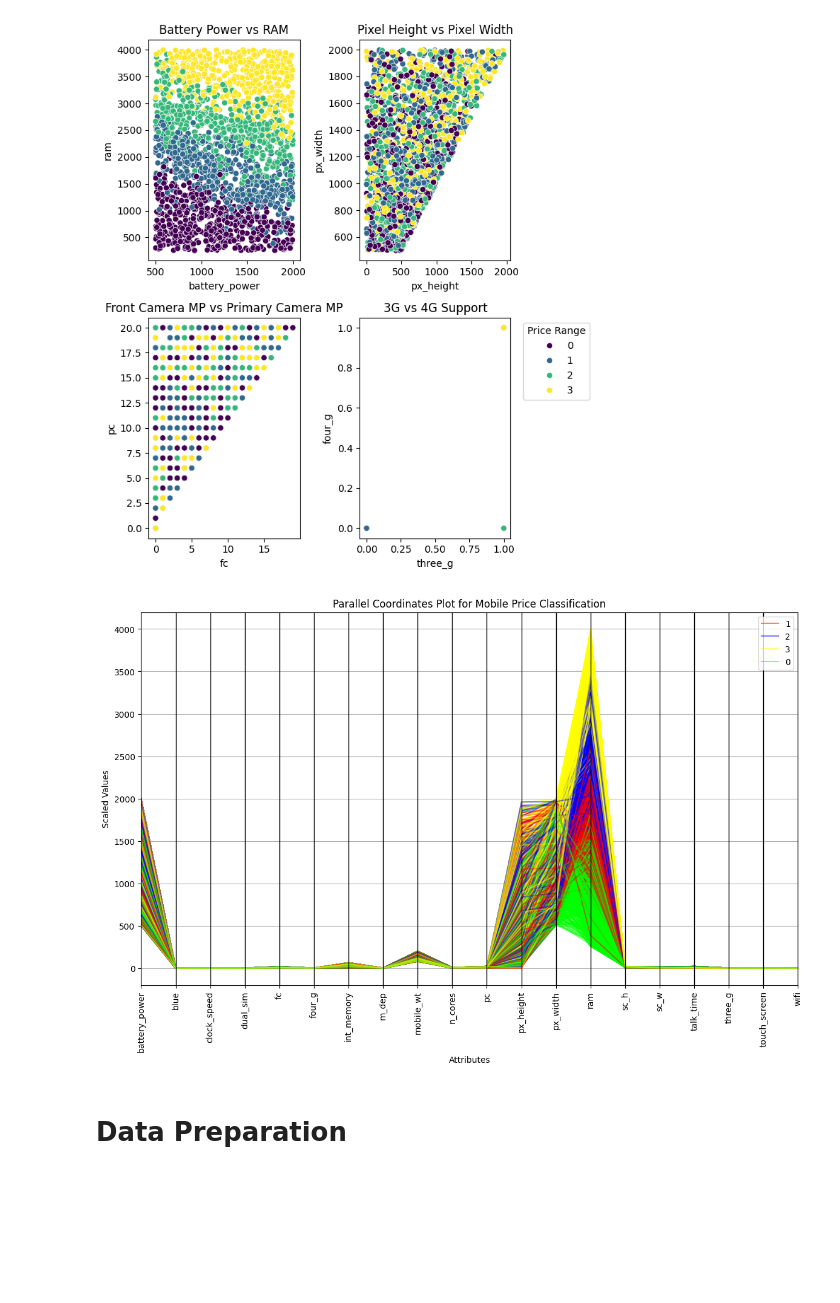
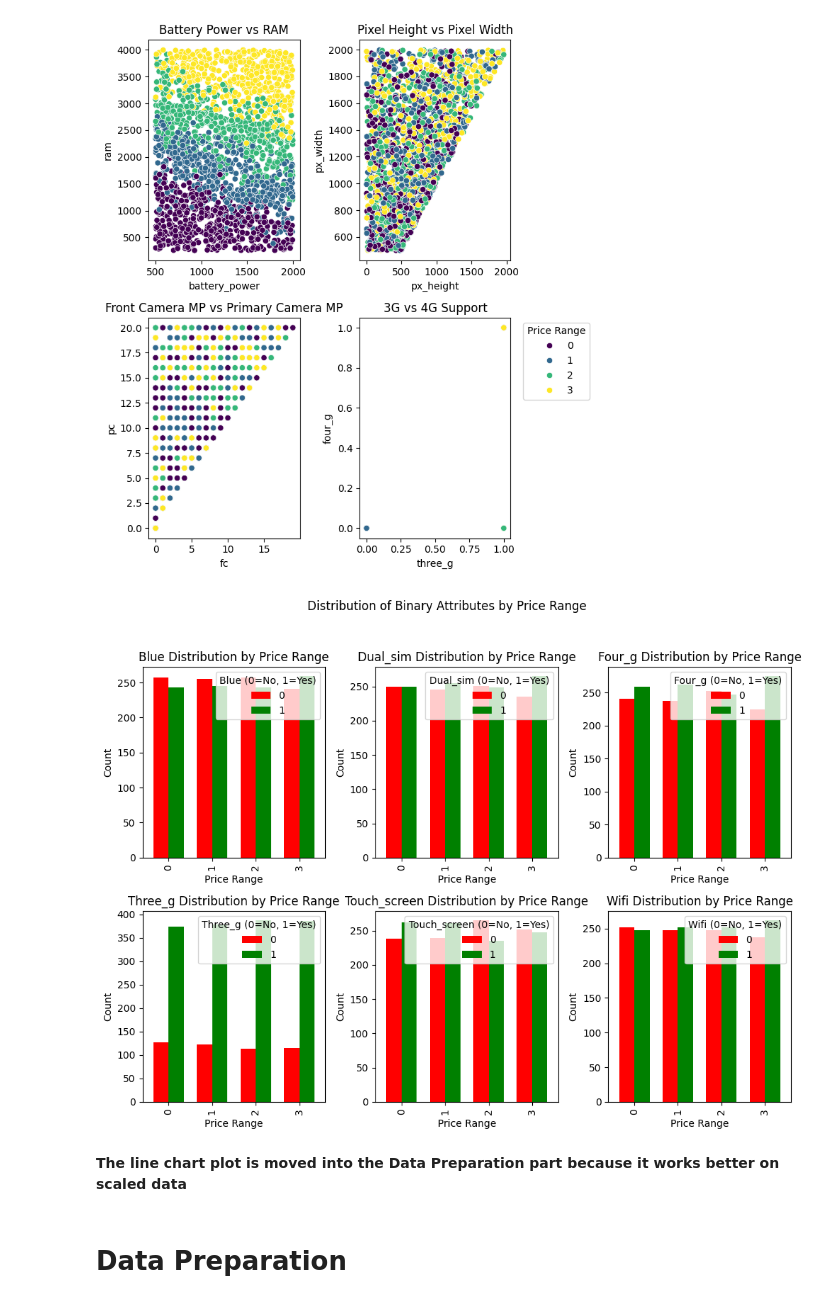
Before and after one commit to Emir515/Business-Intelligence-Assignment-2, a Jupyter notebook: BusinessIntelligence.ipynb, the cells around one changed output. Drawn from its saved outputs; the diff is of its cells as text; code cells hidden in the pictures; blank space fills up the shorter version.

```diff
--- a/BusinessIntelligence.ipynb
+++ b/BusinessIntelligence.ipynb
@@ -135,20 +132,28 @@ plt.tight_layout(rect=[0, 0, 0.9, 1])
 plt.show()
 # %% [output]
 [figure]
-# %%
-from pandas.plotting import parallel_coordinates
-
-# PARALLEL COORDINATES
-plt.figure(figsize=(14, 8))
-parallel_coordinates(df, 'price_range', color=('#FF0000', '#0000FF', '#FFFF00', '#00FF00'), alpha=0.5)
-
-plt.title("Parallel Coordinates Plot for Mobile Price Classification")
-plt.xlabel("Attributes")
-plt.ylabel("Scaled Values")
-plt.xticks(rotation=90)
-plt.show()
-# %% [output]
-[figure, removed]
+# %%
+fig, axes = plt.subplots(2, 3, figsize=(10, 8))
+fig.suptitle("Distribution of Binary Attributes by Price Range")
+
+binary_attributes = ['blue', 'dual_sim', 'four_g', 'three_g', 'touch_screen', 'wifi']
+
+for i, attr in enumerate(binary_attributes):
+    grouped_data = df.groupby(['price_range', attr]).size().unstack().fillna(0)
+
+    ax = axes[i // 3, i % 3]
+    grouped_data.plot(kind='bar', stacked=False, ax=ax, color=['red', 'green'], width=0.7)
+    ax.set_title(f'{attr.capitalize()} Distribution by Price Range')
+    ax.set_xlabel("Price Range")
+    ax.set_ylabel("Count")
+    ax.legend(title=f"{attr.capitalize()} (0=No, 1=Yes)", loc="upper right")
+
+plt.tight_layout(rect=[0, 0.03, 1, 0.95])
+plt.show()
+# %% [output]
+[figure, added]
+# %% [markdown]
+**The line chart plot is moved into the Data Preparation part because it works better on scaled data**
 # %% [markdown]
 # Data Preparation
 # %% [markdown]
```
Also changed, not shown: parts of 14 cells of this notebook.
